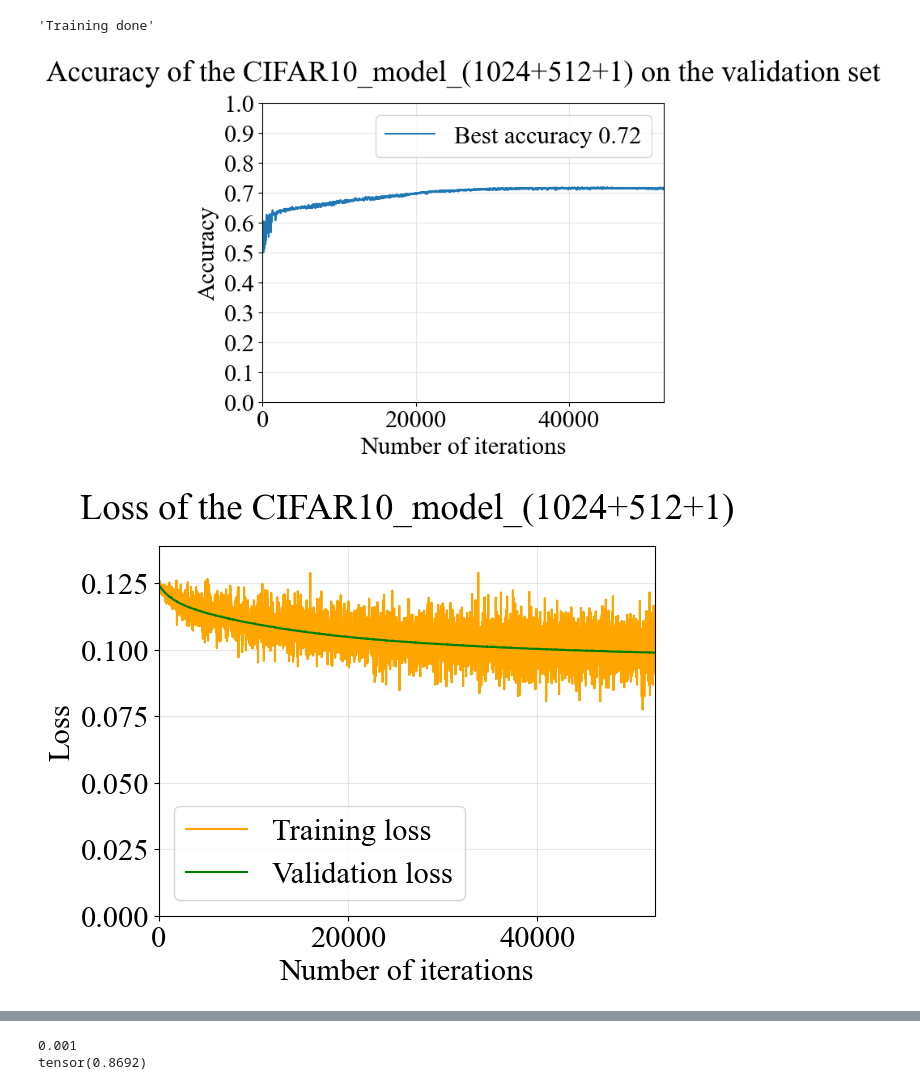
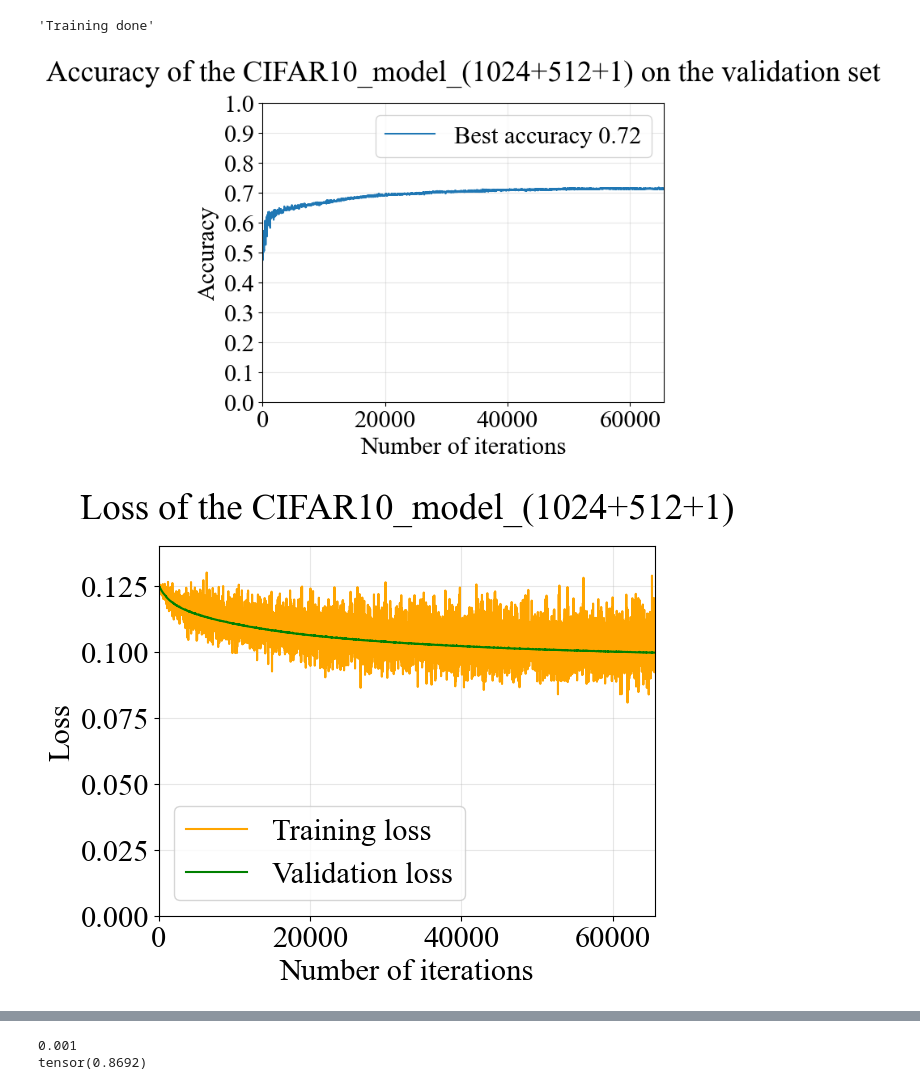
Before and after one commit to HugoVidal1/Stage_P3A_IdePHICS, a Jupyter notebook: CIFAR-10/classifiers_constructor.ipynb, the cells around one changed output, grey strips where cells are left out. Saved outputs shown, nothing was run; the diff lists cells and outputs as text; code cells hidden in the pictures.

```diff
--- a/CIFAR-10/classifiers_constructor.ipynb
+++ b/CIFAR-10/classifiers_constructor.ipynb
@@ -701,6 +701,6 @@ Computing on :  mps
 # %%
 binary_model_2_layer = binary_classification_two_layer_NN(1024, 512, eps_init = 1e-3)
 # %%
-binary_model_2_layer.train_layers(x_train,y_train, x_valid, y_valid, 1.6, 1e-9, 0, 0, 1e-1, 0.01, 10)
+binary_model_2_layer.train_layers(x_train,y_train, x_valid, y_valid, 1.6, 1e-9, 0.1, 0.1, 1e-1, 0.01, 10)
 # %% [output]
 For kappa = 1.6, the number of datas used for the training is 6553600.000000005 and the number of iterations is 65536.
@@ -902,7 +781,7 @@ model_3_layer_1_untrained = three_layer_NN(784, 2048, 2048, 10)
 model_3_layer_1_untrained.train_layers(x_train, y_train, x_valid, y_valid, 2, 1e-3, 0, 0, 0, 1, 0.01, 10, True, False, True)
 # %%
 save = True
-date = "05_05_25_"
+date = "06_05_25_"
 if save :
     # Save the model
     model = binary_model_2_layer
@@ -962,32 +841,32 @@ if save :
     plt.title("Accuracy of the " + model_name + " on the validation set", pad = 20)
     plt.legend()
     plt.savefig(save_path + "figures/kappa_accuracy_of_" + model_name + ".png", bbox_inches='tight')
     plt.savefig(save_path + "figures/kappa_accuracy_of_" + model_name + ".svg", bbox_inches='tight')
     data = np.column_stack((kappa, model.accuracy_trajectory))
     np.savetxt(save_path + "figures/kappa_accuracy_" + model_name + ".txt", data, delimiter=",", header="kappa, accuracy")
     plt.show()
 
     # Plot training and validation loss
     kappa = [np.log(n)/np.log(model.input_dimension) for n in np.linspace(1, len(model.training_loss_trajectory)*model.observation_rate, len(model.training_loss_trajectory))]
     plt.plot(kappa, model.training_loss_trajectory, label = "Training loss", color = "orange")
     plt.plot(kappa, model.validation_loss_trajectory, label = "Validation loss", color = "green")
     plt.xlim(0, np.max(kappa))
     plt.ylim(0, np.max([model.training_loss_trajectory, model.validation_loss_trajectory])+0.01)
     plt.xlabel(r"$\kappa  = \frac{ln(n)}{ln(d)}$")
     plt.ylabel("Loss")
     plt.grid(alpha=0.3)
     plt.title("Loss of the " + model_name, pad = 20)
     plt.legend()
     plt.savefig(save_path + "figures/kappa_loss_of_" + model_name + ".png", bbox_inches='tight')
     plt.savefig(save_path + "figures/kappa_loss_of_" + model_name + ".svg", bbox_inches='tight')
     data_training = np.column_stack((kappa, model.training_loss_trajectory))
     np.savetxt(save_path + "figures/kappa_loss_training_" + model_name + ".txt", data_training, delimiter=",", header="kappa, training_loss")
     data_validation = np.column_stack((kappa, model.validation_loss_trajectory))
     np.savetxt(save_path + "figures/kappa_loss_validation_" + model_name + ".txt", data_validation, delimiter=",", header="kappa, validation_loss")
     plt.show()
 
 else:
     print("No save")
 # %% [output]
-[figure, old version]
+[figure, new version]
-[figure, old version]
+[figure, new version]
```
Also changed, not shown: parts of 2 cells of this notebook.
